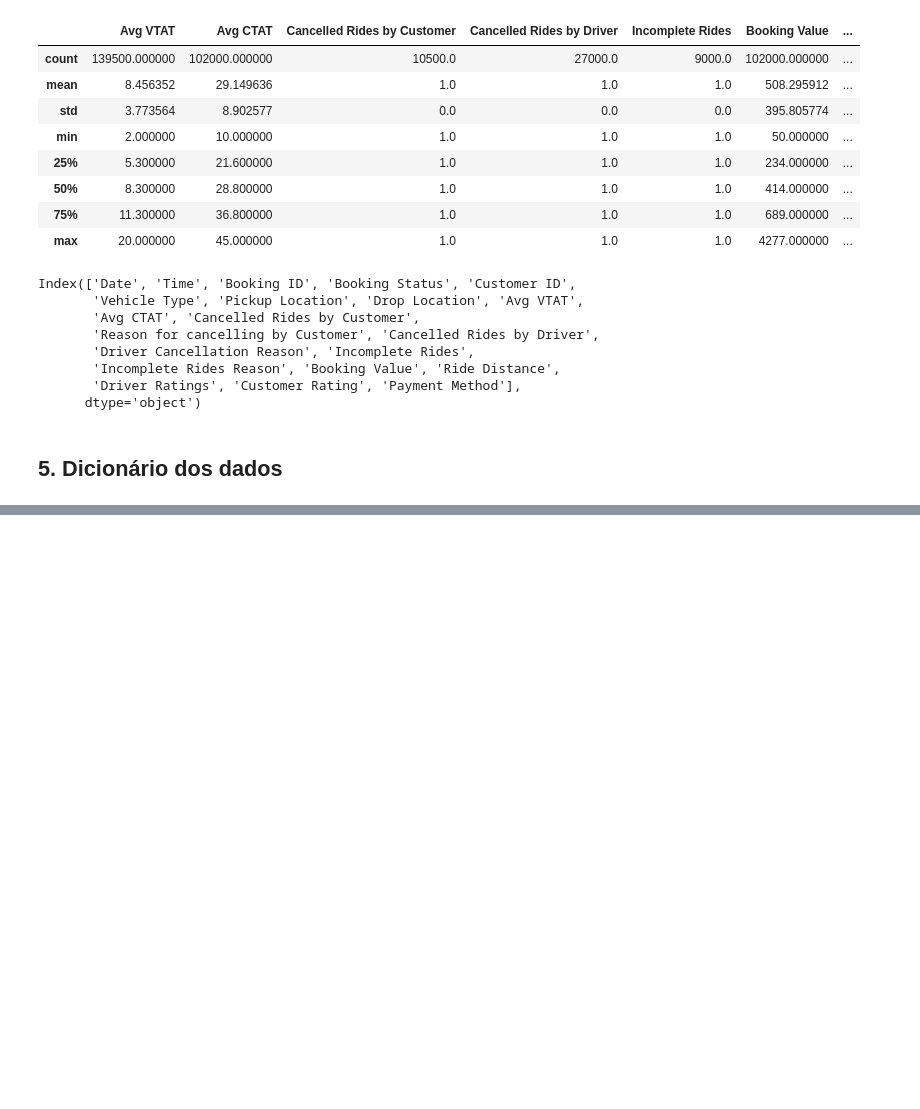
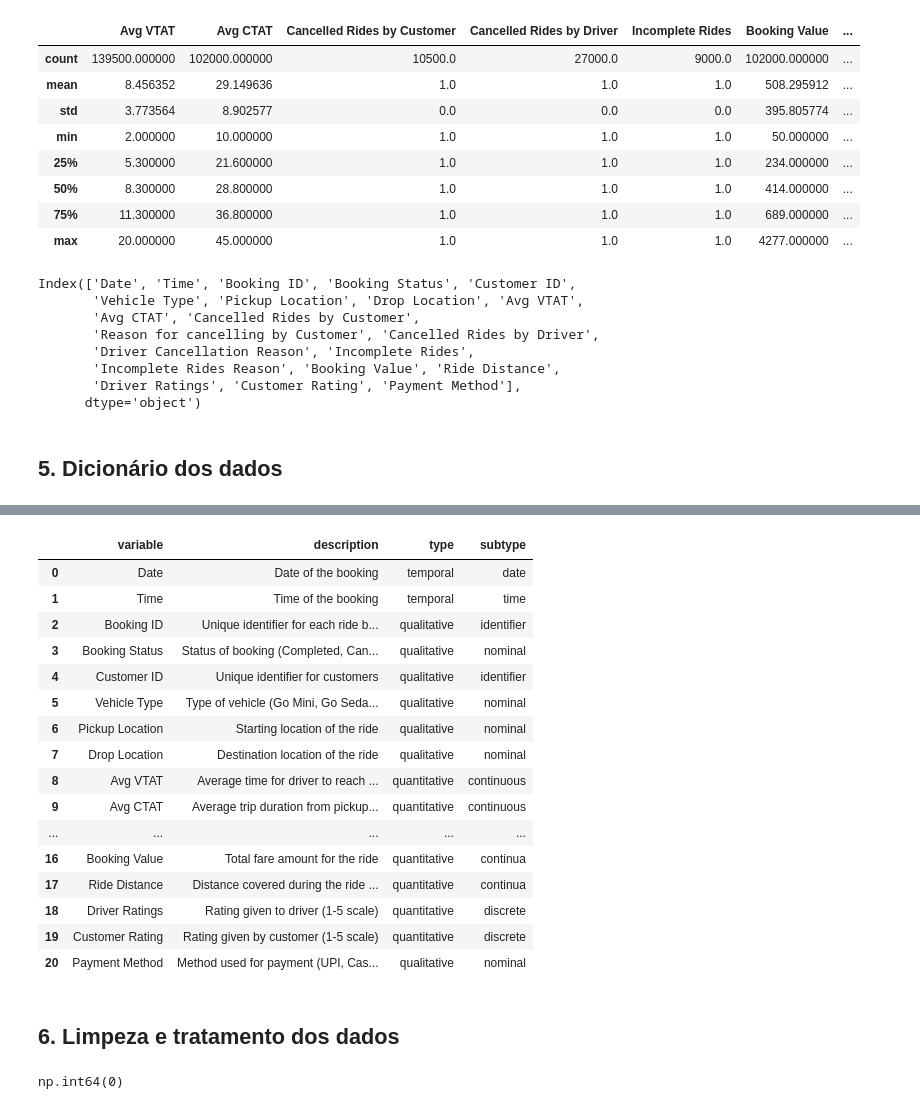
Before and after one commit to Graciliana/SCTEC-Atividade_extra-Introducao_Inteligencia_artificial, a Jupyter notebook: notebooks/01_analise_exploratoria.ipynb, the cells around one changed output, grey strips where cells are left out. Cells and saved outputs as stored; diff of their text form; code cells hidden in the pictures; blank space fills up the shorter version.

Commit message:
[feat] limpeza e tratamento dos dados ausentes

```diff
--- a/notebooks/01_analise_exploratoria.ipynb
+++ b/notebooks/01_analise_exploratoria.ipynb
@@ -250,0 +250,20 @@ _IncompleteInputError: incomplete input (79850529.py, line 8)
+# %%
+data_dictionary
+# %% [output]
+|  | variable | description | type | subtype |
+| 0 | Date | Date of the booking | temporal | date |
+| 1 | Time | Time of the booking | temporal | time |
+| 2 | Booking ID | Unique identifier for each ride b... | qualitative | identifier |
+| 3 | Booking Status | Status of booking (Completed, Can... | qualitative | nominal |
+| 4 | Customer ID | Unique identifier for customers | qualitative | identifier |
+| 5 | Vehicle Type | Type of vehicle (Go Mini, Go Seda... | qualitative | nominal |
+| 6 | Pickup Location | Starting location of the ride | qualitative | nominal |
+| 7 | Drop Location | Destination location of the ride | qualitative | nominal |
+| 8 | Avg VTAT | Average time for driver to reach ... | quantitative | continuous |
+| 9 | Avg CTAT | Average trip duration from pickup... | quantitative | continuous |
+| ... | ... | ... | ... | ... |
+| 16 | Booking Value | Total fare amount for the ride | quantitative | continua |
+| 17 | Ride Distance | Distance covered during the ride ... | quantitative | continua |
+| 18 | Driver Ratings | Rating given to driver (1-5 scale) | quantitative | discrete |
+| 19 | Customer Rating | Rating given by customer (1-5 scale) | quantitative | discrete |
+| 20 | Payment Method | Method used for payment (UPI, Cas... | qualitative | nominal |
@@ -250,0 +273,7 @@ _IncompleteInputError: incomplete input (79850529.py, line 8)
+# %% [markdown]
+## 6. Limpeza e tratamento dos dados
+# %%
+# verificar dados duplicados
+df.duplicated().sum()
+# %% [output]
+np.int64(0)
```
Also changed, not shown: parts of 70 cells of this notebook.
